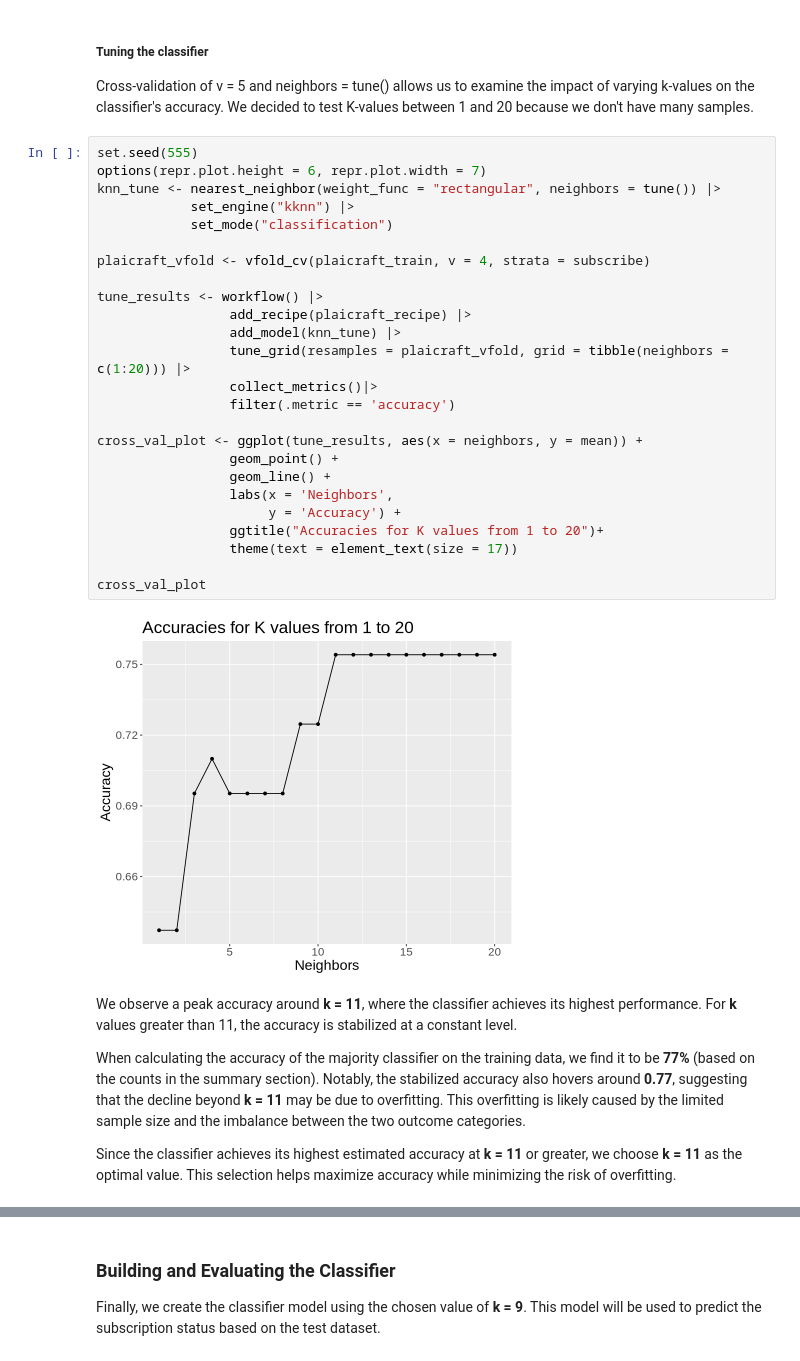
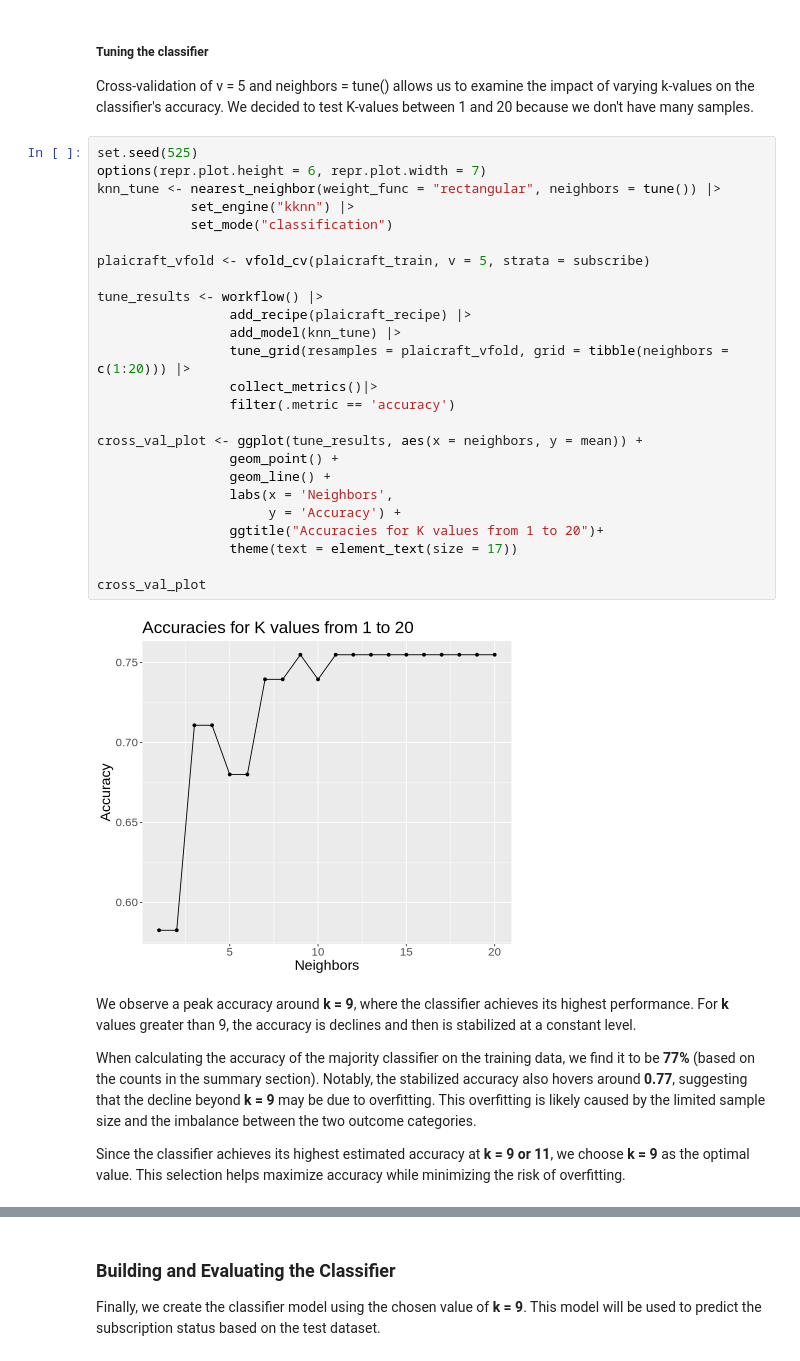
Before and after one commit to sarahmontgomery04/dsci-100-2025w2-group-13, a Jupyter notebook: Project Final Report.ipynb, the cells around one changed output, grey strips where cells are left out. Cells and saved outputs as stored; diff of their text form.

Commit message:
changed seed to 525

```diff
--- a/Project Final Report.ipynb
+++ b/Project Final Report.ipynb
@@ -359,35 +359,35 @@ plaicraft_recipe <- recipe(subscribe ~ ., data = plaicraft_train)|>
 ##### Tuning the classifier
 Cross-validation of v = 5 and neighbors = tune() allows us to examine the impact of varying k-values on the classifier's accuracy.  We decided to test K-values between 1 and 20 because we don't have many samples.
 # %%
-set.seed(555)
+set.seed(525)
 options(repr.plot.height = 6, repr.plot.width = 7)
 knn_tune <- nearest_neighbor(weight_func = "rectangular", neighbors = tune()) |>
             set_engine("kknn") |>
             set_mode("classification")
 
-plaicraft_vfold <- vfold_cv(plaicraft_train, v = 4, strata = subscribe)
+plaicraft_vfold <- vfold_cv(plaicraft_train, v = 5, strata = subscribe)
 
 tune_results <- workflow() |>
                  add_recipe(plaicraft_recipe) |>
                  add_model(knn_tune) |>
                  tune_grid(resamples = plaicraft_vfold, grid = tibble(neighbors = c(1:20))) |>
                  collect_metrics()|>
                  filter(.metric == 'accuracy')
 
 cross_val_plot <- ggplot(tune_results, aes(x = neighbors, y = mean)) +
                  geom_point() +
                  geom_line() +
                  labs(x = 'Neighbors',
                       y = 'Accuracy') +
                  ggtitle("Accuracies for K values from 1 to 20")+
                  theme(text = element_text(size = 17))
 
 cross_val_plot
 # %% [output]
-[figure, old version]
+[figure, new version]
 # %% [markdown]
-We observe a peak accuracy around **k = 11**, where the classifier achieves its highest performance. For **k** values greater than 11, the accuracy is stabilized at a constant level.
+We observe a peak accuracy around **k = 9**, where the classifier achieves its highest performance. For **k** values greater than 9, the accuracy is  declines and then is stabilized at a constant level.
 
-When calculating the accuracy of the majority classifier on the training data, we find it to be **77%** (based on the counts in the summary section). Notably, the stabilized accuracy also hovers around **0.77**, suggesting that the decline beyond **k = 11** may be due to overfitting. This overfitting is likely caused by the limited sample size and the imbalance between the two outcome categories.
+When calculating the accuracy of the majority classifier on the training data, we find it to be **77%** (based on the counts in the summary section). Notably, the stabilized accuracy also hovers around **0.77**, suggesting that the decline beyond **k = 9** may be due to overfitting. This overfitting is likely caused by the limited sample size and the imbalance between the two outcome categories.
 
-Since the classifier achieves its highest estimated accuracy at **k = 11** or greater, we choose **k = 11** as the optimal value. This selection helps maximize accuracy while minimizing the risk of overfitting.
+Since the classifier achieves its highest estimated accuracy at **k = 9 or 11**, we choose **k = 9** as the optimal value. This selection helps maximize accuracy while minimizing the risk of overfitting.
```
Also changed, not shown: parts of 2 cells of this notebook.
